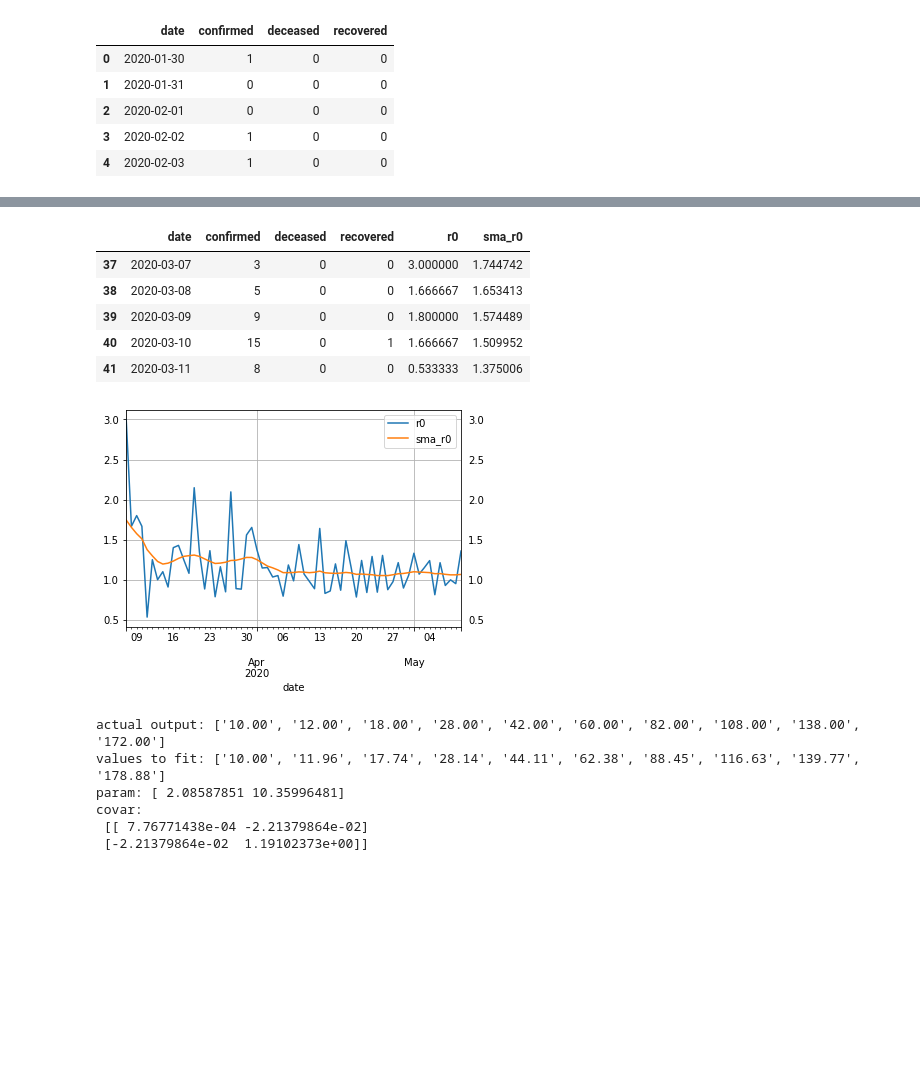
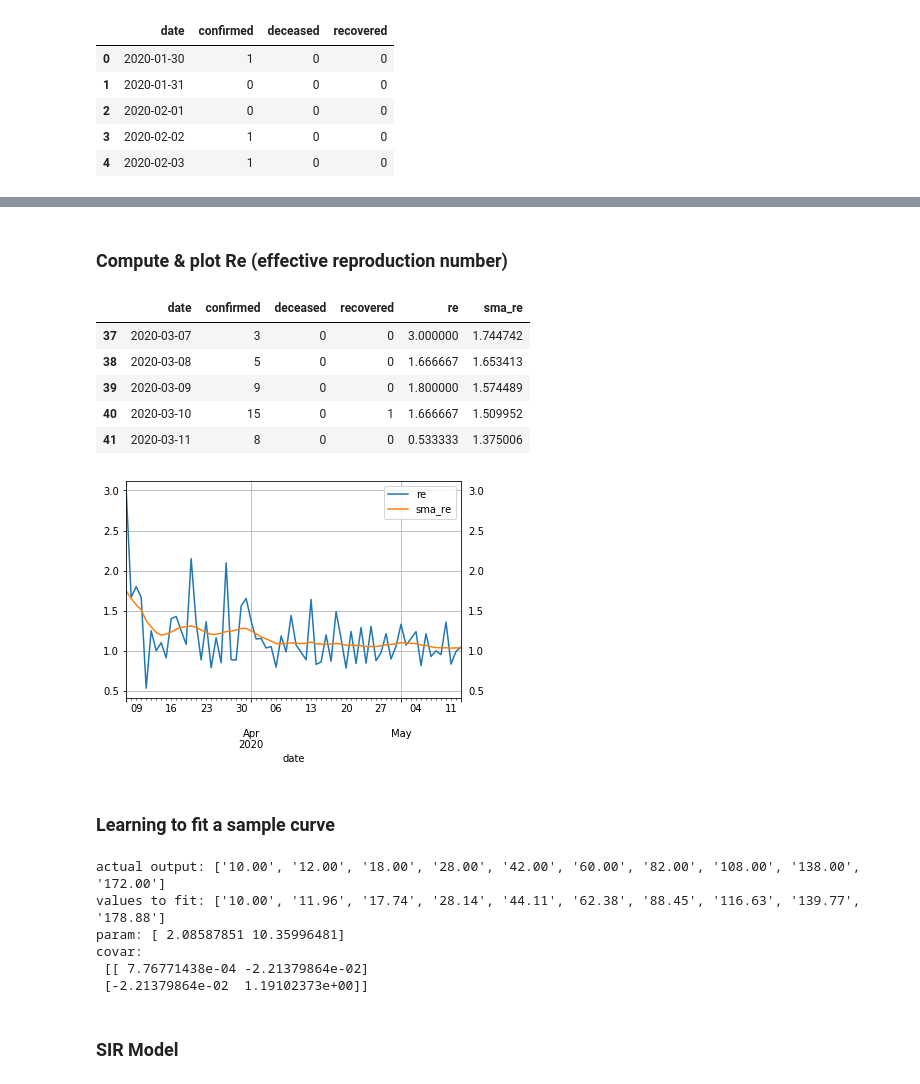
Before and after one commit to VICS-CORE/stats, a Jupyter notebook: 07_Learning_SEIR.ipynb, the cells around one changed output, grey strips where cells are left out. Cells and saved outputs as stored; diff of their text form; code cells hidden in the pictures; blank space fills up the shorter version.

```diff
--- a/07_Learning_SEIR.ipynb
+++ b/07_Learning_SEIR.ipynb
@@ -61,9 +70,11 @@ fdf.plot(
+# %% [markdown]
+### Compute & plot Re (effective reproduction number)
 # %%
-fdf['r0'] = fdf['confirmed'] / fdf['confirmed'].shift(1, fill_value=1)
-fdf['sma_r0'] = fdf['r0'].rolling(7, min_periods=1, center=True).mean().rolling(7, min_periods=1, center=True).mean()
+fdf['re'] = fdf['confirmed'] / fdf['confirmed'].shift(1, fill_value=1)
+fdf['sma_re'] = fdf['re'].rolling(7, min_periods=1, center=True).mean().rolling(7, min_periods=1, center=True).mean()
 fdf.head()
 # %% [output]
-|  | date | confirmed | deceased | recovered | r0 | sma_r0 |
+|  | date | confirmed | deceased | recovered | re | sma_re |
 | 37 | 2020-03-07 | 3 | 0 | 0 | 3.000000 | 1.744742 |
 | 38 | 2020-03-08 | 5 | 0 | 0 | 1.666667 | 1.653413 |
 | 39 | 2020-03-09 | 9 | 0 | 0 | 1.800000 | 1.574489 |
@@ -72,12 +83,14 @@ fdf.head()
 # %%
 ax = fdf.plot(
     x='date',
-    y=['r0', 'sma_r0'],
+    y=['re', 'sma_re'],
     grid=True
 )
 ax.tick_params(labeltop=False, labelright=True)
 # %% [output]
-[figure, old version]
+[figure, new version]
+# %% [markdown]
+### Learning to fit a sample curve
 # %%
 # define a simple function
 def y(x, a, b):
@@ -103,3 +116,5 @@ param: [ 2.08587851 10.35996481]
 covar:
  [[ 7.76771438e-04 -2.21379864e-02]
  [-2.21379864e-02  1.19102373e+00]]
+# %% [markdown]
+### SIR Model
```
Also changed, not shown: parts of 14 cells of this notebook.
